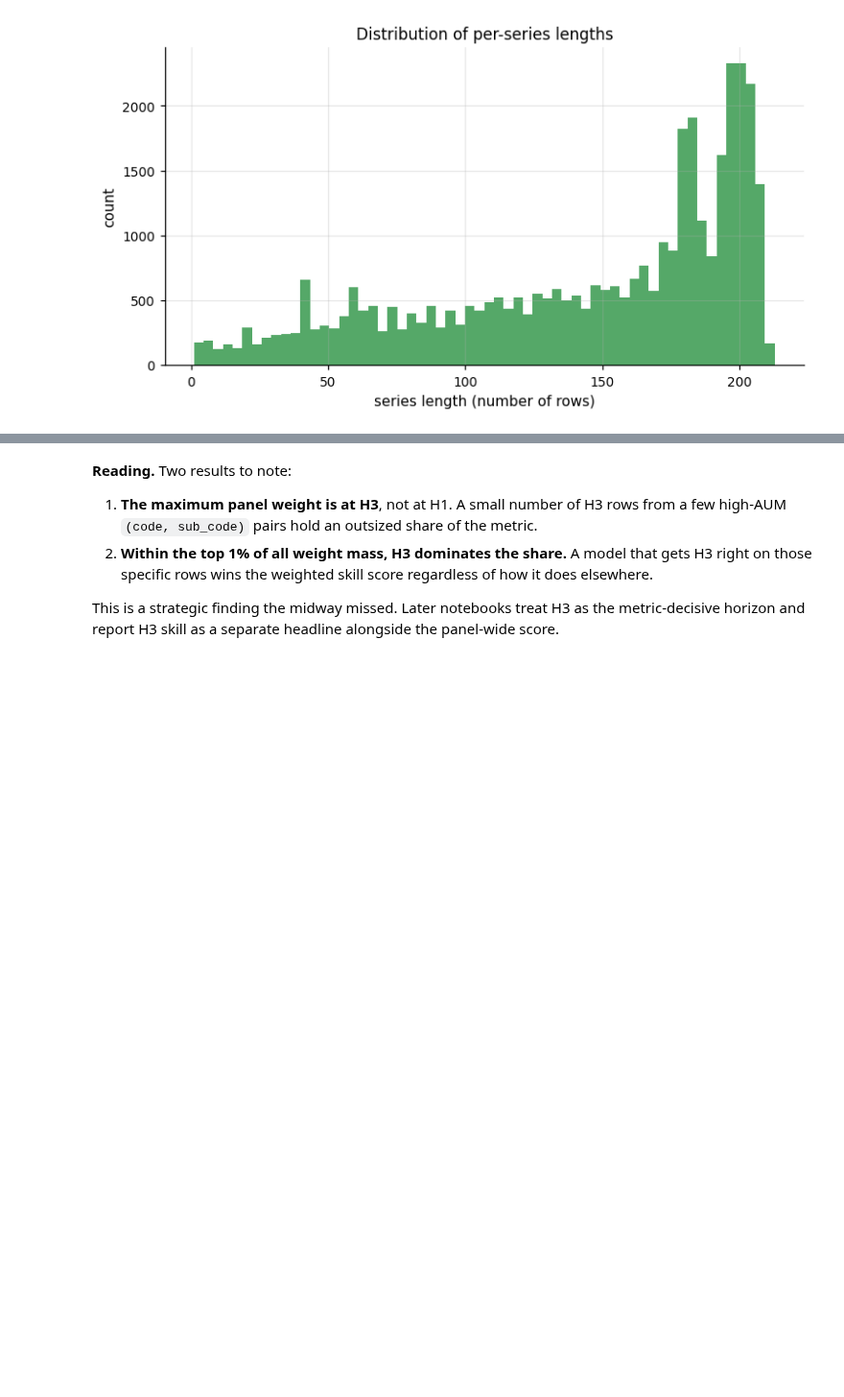
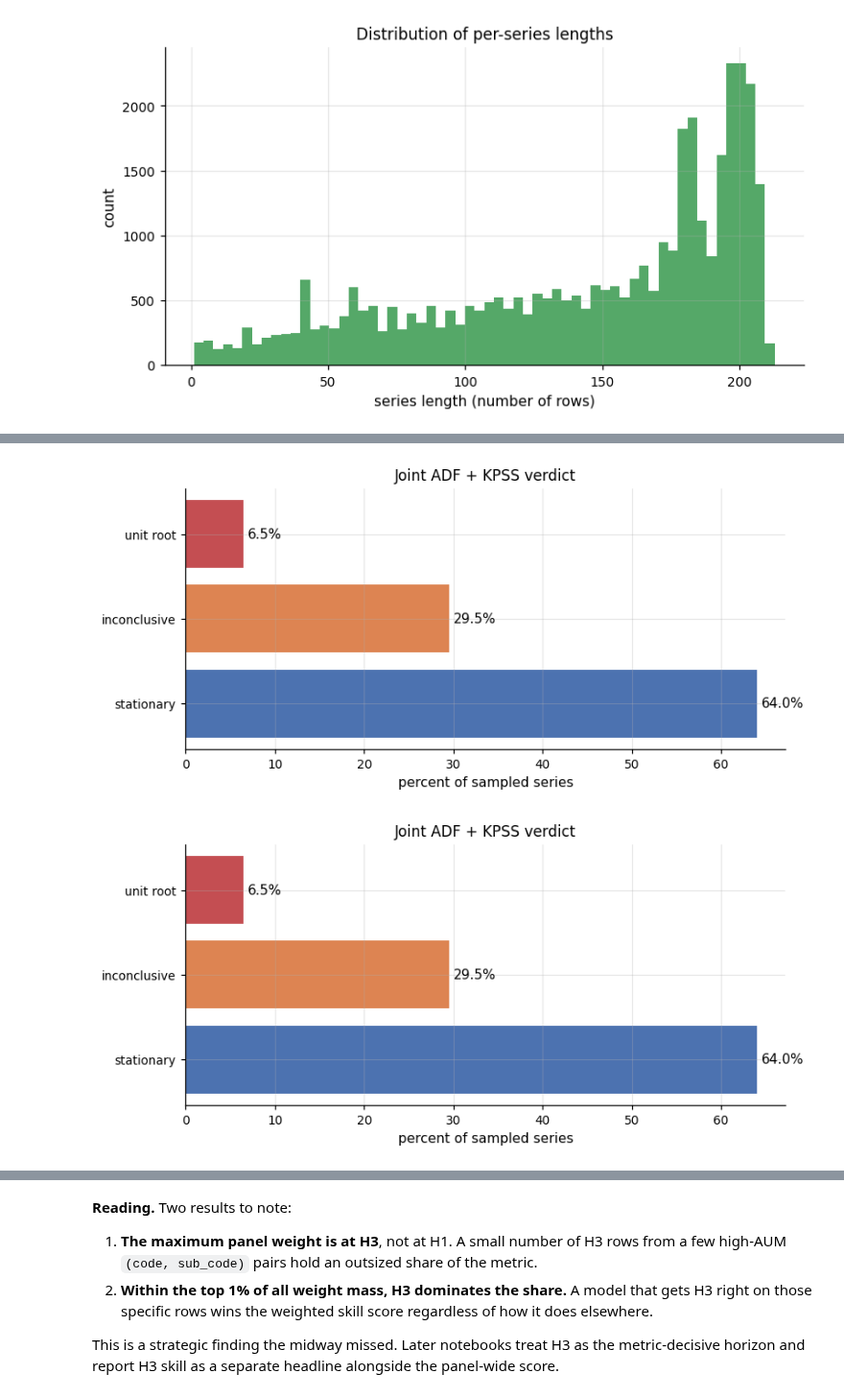
Before and after one commit to jeetrex17/ts-forecasting-project, a Jupyter notebook: claude_forecasting/notebooks/00_data_structure.ipynb, the cells around one changed output, grey strips where cells are left out. Shown at 96% size. Drawn from its saved outputs; the diff is of its cells as text; code cells hidden in the pictures; blank space fills up the shorter version.

```diff
--- a/claude_forecasting/notebooks/00_data_structure.ipynb
+++ b/claude_forecasting/notebooks/00_data_structure.ipynb
@@ -520,0 +404,32 @@ viz.save_figure(fig, '00_weight_by_horizon', FIG_DIR)
+# %%
+def safe_kpss(series):
+    y = pd.Series(series).dropna().values
+    if len(y) < 20 or np.std(y) == 0:
+        return np.nan, np.nan
+    try:
+        stat, pv = kpss(y, regression='c', nlags='auto')[:2]
+        return float(stat), float(pv)
+    except Exception:
+        return np.nan, np.nan
+
+kpss_rows = []
+for _, row in sample_ids.iterrows():
+    s = get_series(row)
+    stat, pv = safe_kpss(s['y_target'].values)
+    kpss_rows.append({**row[SERIES_KEYS].to_dict(), 'kpss_stat': stat, 'kpss_p': pv})
+kpss_df = pd.DataFrame(kpss_rows)
+
+# Joint verdict
+joint = adf_df.merge(kpss_df, on=SERIES_KEYS)
+def verdict(row):
+    adf_rej = row['adf_p'] < 0.05
+    kpss_rej = row['kpss_p'] < 0.05
+    if adf_rej and not kpss_rej:
+        return 'stationary'
+    if not adf_rej and kpss_rej:
+        return 'unit root'
+    return 'inconclusive'
+joint['verdict'] = joint.apply(verdict, axis=1)
+
+shares = joint['verdict'].value_counts(normalize=True).rename('share')
+shares.to_frame()
@@ -520,0 +459,13 @@ viz.save_figure(fig, '00_weight_by_horizon', FIG_DIR)
+# %%
+fig, ax = plt.subplots(figsize=(8, 3.5))
+share_order = ['stationary', 'inconclusive', 'unit root']
+shares = shares.reindex(share_order).fillna(0)
+ax.barh(shares.index, shares.values * 100, color=['#4C72B0', '#DD8452', '#C44E52'])
+for i, v in enumerate(shares.values):
+    ax.text(v * 100 + 0.5, i, f'{v * 100:.1f}%', va='center')
+ax.set_xlabel('percent of sampled series')
+ax.set_title('Joint ADF + KPSS verdict')
+viz.save_figure(fig, '00_adf_kpss_joint', FIG_DIR)
+# %% [output]
+[figure, added]
+[figure, added]
```
Also changed, not shown: parts of 97 cells of this notebook, 30 other files.
